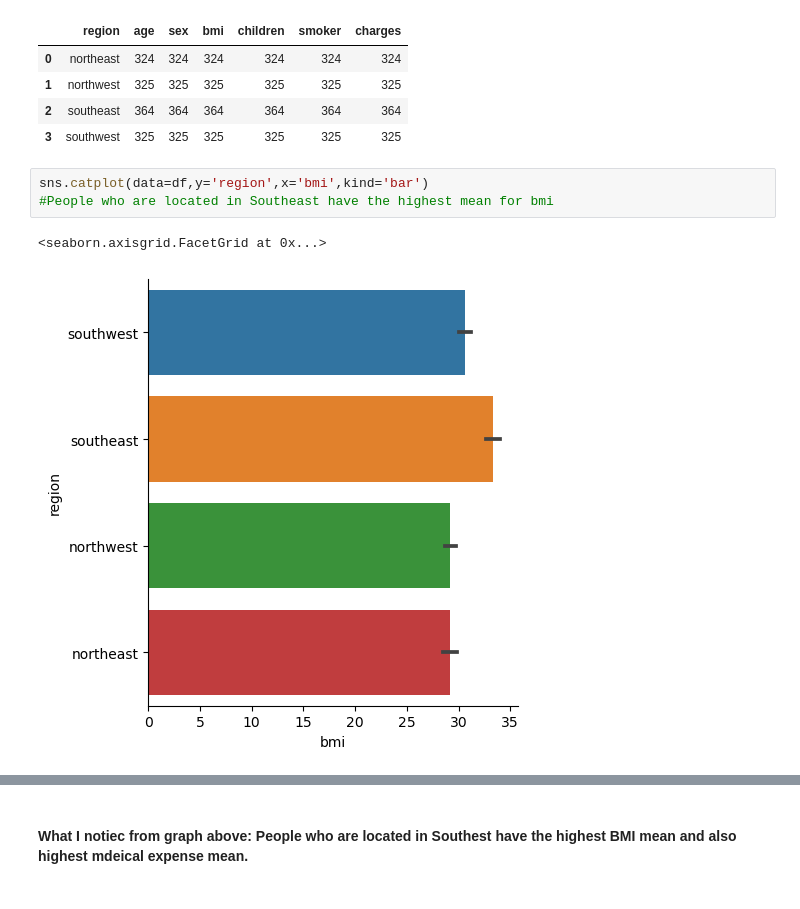
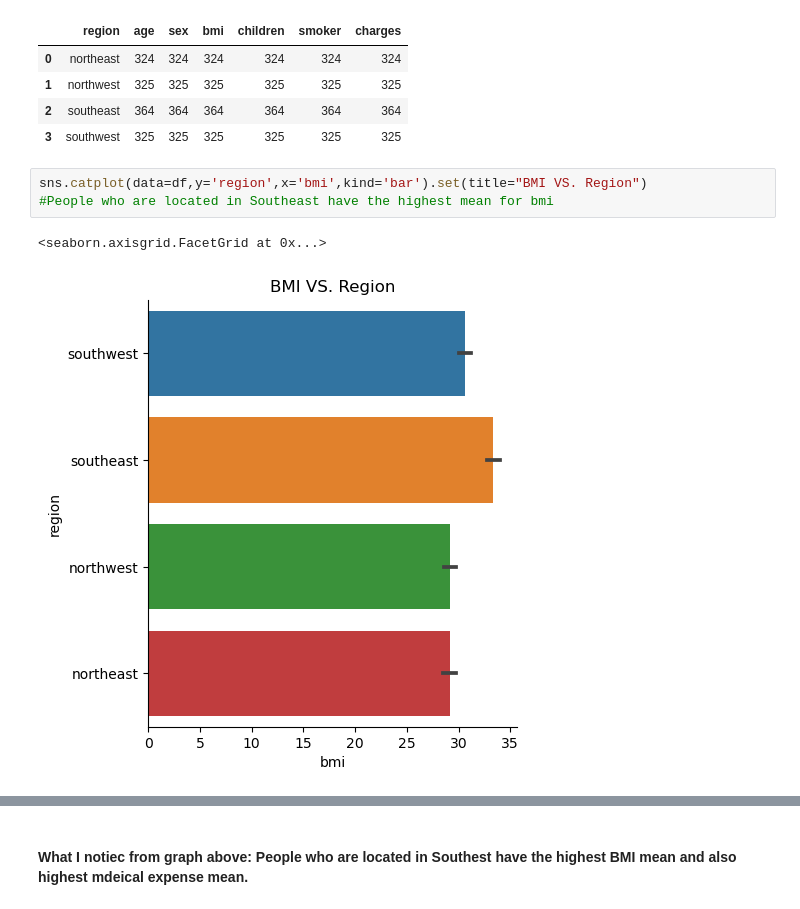
Before and after one commit to ubco-W2022T2-data301/project-group-group10, a Jupyter notebook: analysis/analysis3.ipynb, the cells around one changed output, grey strips where cells are left out. Cells and saved outputs as stored; diff of their text form.

Commit message:
fix title

```diff
--- a/analysis/analysis3.ipynb
+++ b/analysis/analysis3.ipynb
@@ -79,9 +79,9 @@ df_groupby
 | 2 | southeast | 364 | 364 | 364 | 364 | 364 | 364 |
 | 3 | southwest | 325 | 325 | 325 | 325 | 325 | 325 |
 # %%
-sns.catplot(data=df,y='region',x='bmi',kind='bar')
+sns.catplot(data=df,y='region',x='bmi',kind='bar').set(title="BMI VS. Region")
 #People who are located in Southeast have the highest mean for bmi
 # %% [output]
 <seaborn.axisgrid.FacetGrid at 0x...>
-[figure, old version]
+[figure, new version]
 # %%
```
Also changed, not shown: parts of 12 cells of this notebook.
